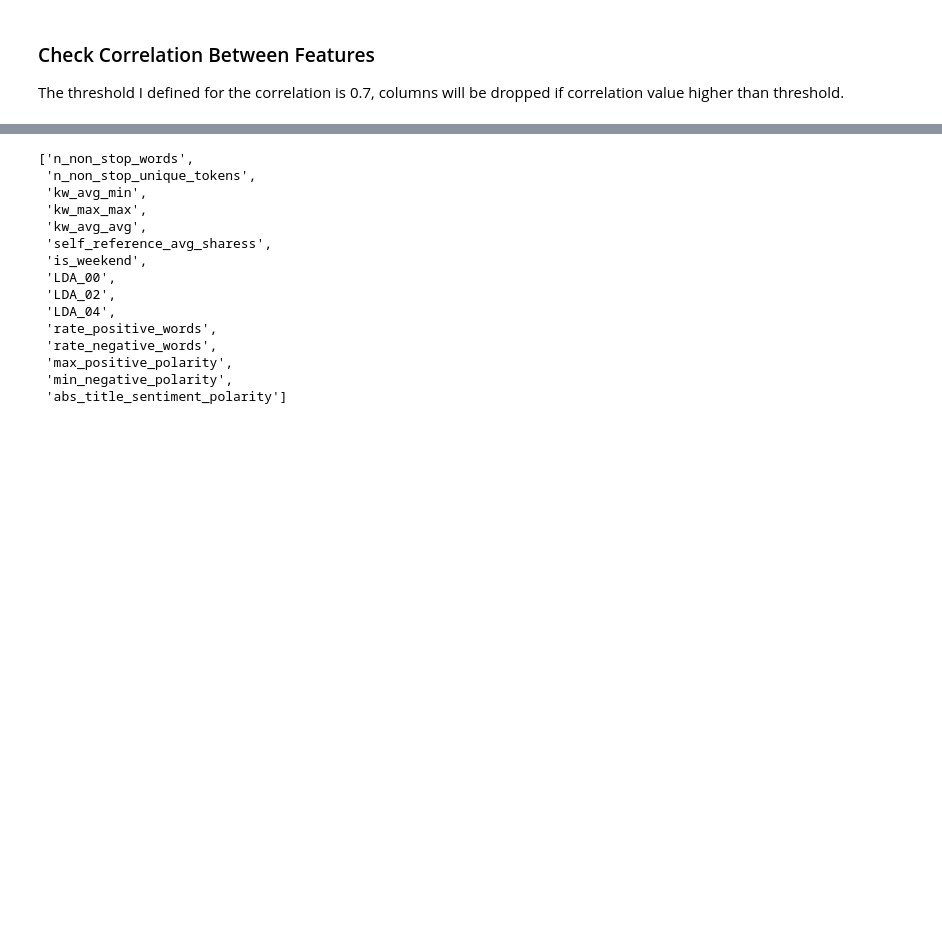
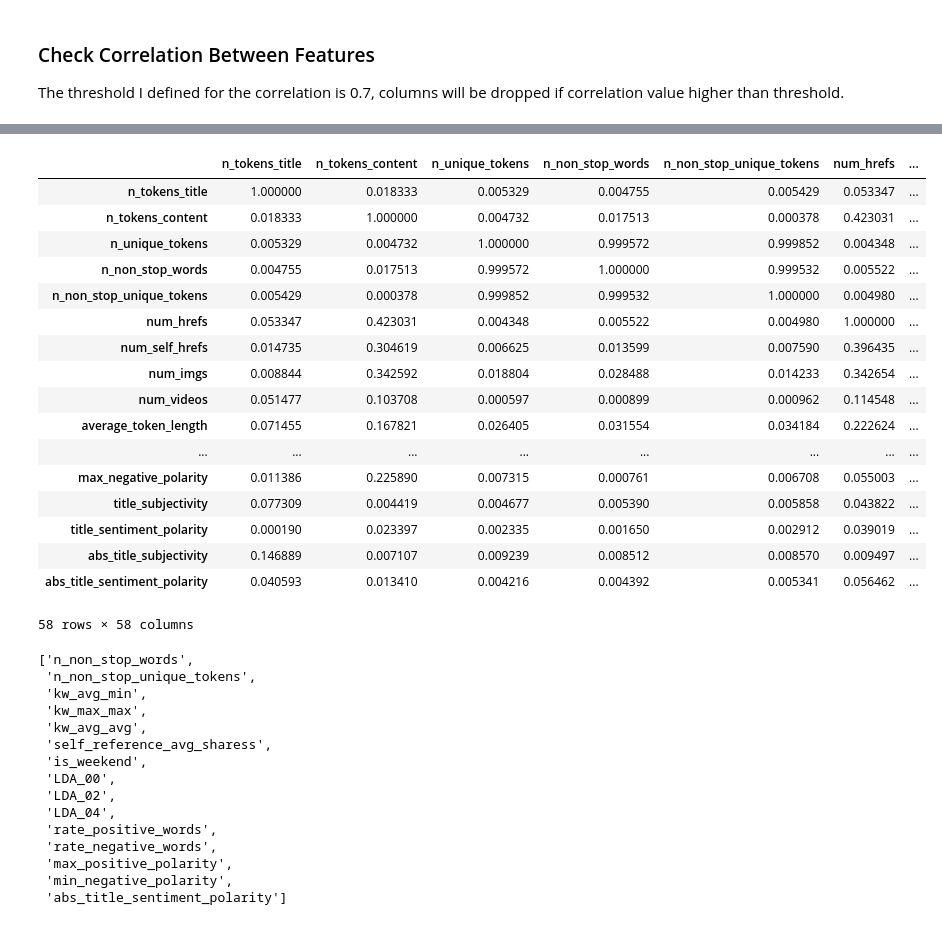
Before and after one commit to aronhack/CU-Boulder-DTSA-5509-Final-Project, a Jupyter notebook: DTSA 5509 Final Project - Shares of Online News Prediction.ipynb, the cells around one changed output, grey strips where cells are left out. Cells and saved outputs as stored; diff of their text form; code cells hidden in the pictures; blank space fills up the shorter version.

```diff
--- a/DTSA 5509 Final Project - Shares of Online News Prediction.ipynb
+++ b/DTSA 5509 Final Project - Shares of Online News Prediction.ipynb
@@ -195,20 +204,28 @@ The threshold I defined for the correlation is 0.7, columns will be dropped if c
 # %%
 corr_matrix = data.drop('shares', axis=1).corr().abs()
 
 # Keep upper triangular matrix only
 corr_result = corr_matrix.where(
     np.triu(np.ones(corr_matrix.shape), k=1).astype(np.bool_)
     )
 
-# Find columns that correlation score > 0.7
-drop_cols = [col for col in corr_result.columns
-                 if any(corr_result[col] > 0.7)
-             ]
-
-drop_result = corr_result[corr_result.index == -1].T
-drop_result['DROP'] = drop_result.index.isin(drop_cols)
-drop_result = drop_result.T
-corr_result = corr_result.append(drop_result)
-
-keep_cols = corr_result[~corr_result.index.isin(drop_cols)]
-keep_cols = keep_cols.drop(drop_cols, axis=1)
+corr_matrix
+# %% [output]
+|  | n_tokens_title | n_tokens_content | n_unique_tokens | n_non_stop_words | n_non_stop_unique_tokens | num_hrefs | ... |
+| n_tokens_title | 1.000000 | 0.018333 | 0.005329 | 0.004755 | 0.005429 | 0.053347 | ... |
+| n_tokens_content | 0.018333 | 1.000000 | 0.004732 | 0.017513 | 0.000378 | 0.423031 | ... |
+| n_unique_tokens | 0.005329 | 0.004732 | 1.000000 | 0.999572 | 0.999852 | 0.004348 | ... |
+| n_non_stop_words | 0.004755 | 0.017513 | 0.999572 | 1.000000 | 0.999532 | 0.005522 | ... |
+| n_non_stop_unique_tokens | 0.005429 | 0.000378 | 0.999852 | 0.999532 | 1.000000 | 0.004980 | ... |
+| num_hrefs | 0.053347 | 0.423031 | 0.004348 | 0.005522 | 0.004980 | 1.000000 | ... |
+| num_self_hrefs | 0.014735 | 0.304619 | 0.006625 | 0.013599 | 0.007590 | 0.396435 | ... |
+| num_imgs | 0.008844 | 0.342592 | 0.018804 | 0.028488 | 0.014233 | 0.342654 | ... |
+| num_videos | 0.051477 | 0.103708 | 0.000597 | 0.000899 | 0.000962 | 0.114548 | ... |
+| average_token_length | 0.071455 | 0.167821 | 0.026405 | 0.031554 | 0.034184 | 0.222624 | ... |
+| ... | ... | ... | ... | ... | ... | ... | ... |
+| max_negative_polarity | 0.011386 | 0.225890 | 0.007315 | 0.000761 | 0.006708 | 0.055003 | ... |
+| title_subjectivity | 0.077309 | 0.004419 | 0.004677 | 0.005390 | 0.005858 | 0.043822 | ... |
+| title_sentiment_polarity | 0.000190 | 0.023397 | 0.002335 | 0.001650 | 0.002912 | 0.039019 | ... |
+| abs_title_subjectivity | 0.146889 | 0.007107 | 0.009239 | 0.008512 | 0.008570 | 0.009497 | ... |
+| abs_title_sentiment_polarity | 0.040593 | 0.013410 | 0.004216 | 0.004392 | 0.005341 | 0.056462 | ... |
+58 rows × 58 columns
```
Also changed, not shown: parts of 4 cells of this notebook.
